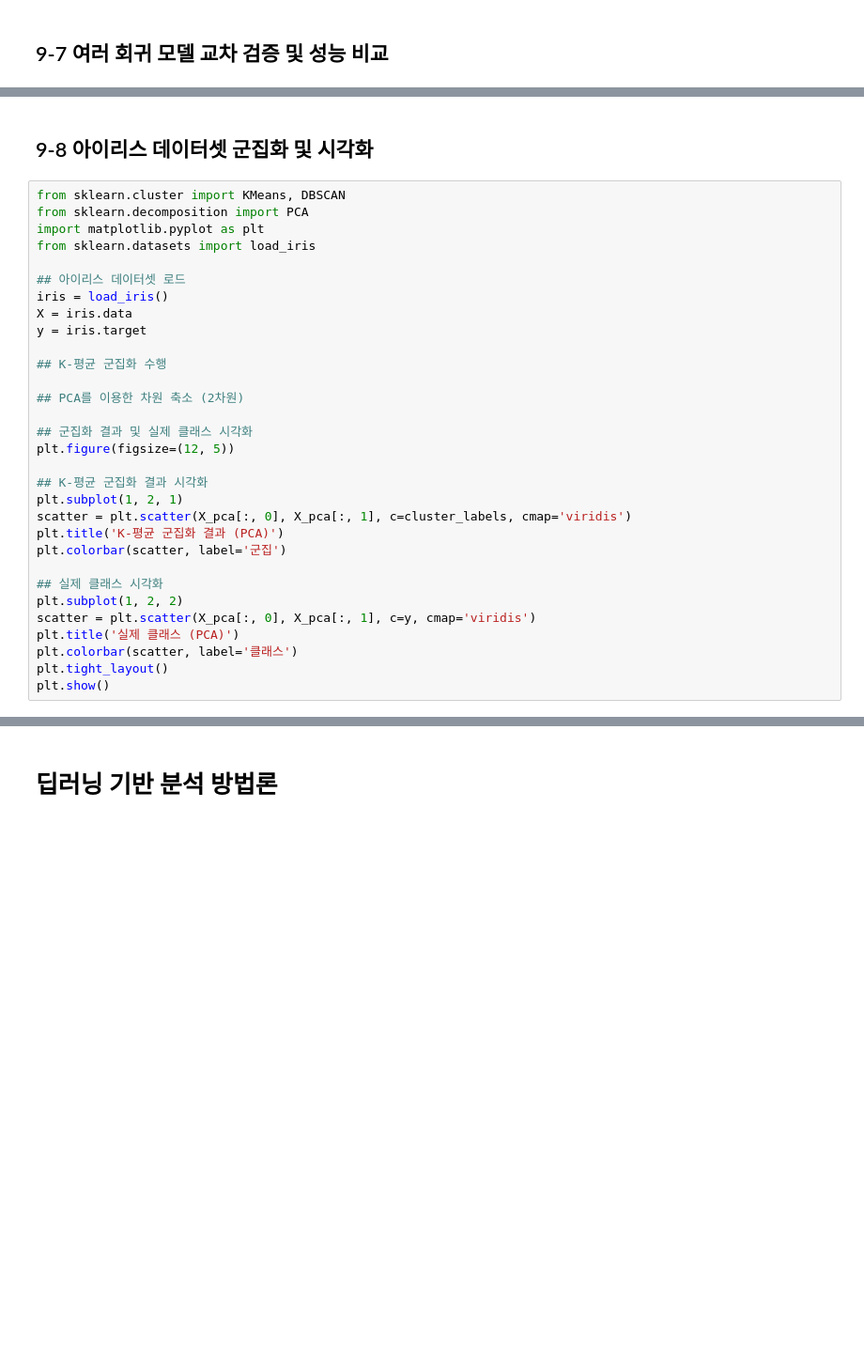
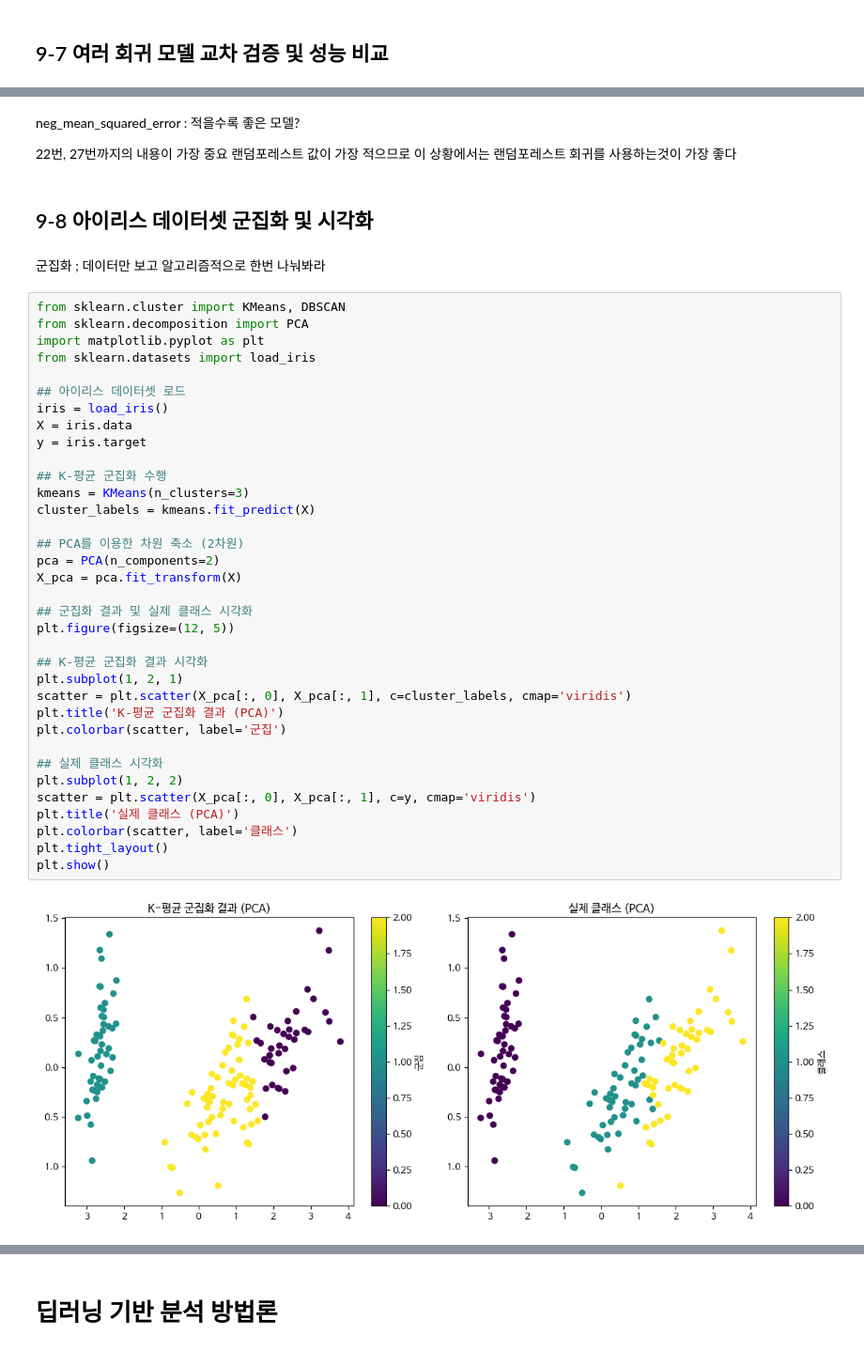
Before and after one commit to youlee203knou/Data-Analysis-with-Open-Source, a Jupyter notebook: 오픈소스_데이터_분석_9강.ipynb, the cells around one changed output, grey strips where cells are left out. Shown at 94% size. Cells and saved outputs as stored; diff of their text form; blank space fills up the shorter version.

```diff
--- a/오픈소스_데이터_분석_9강.ipynb
+++ b/오픈소스_데이터_분석_9강.ipynb
@@ -316,33 +344,46 @@ for name, model in models.items():
+# %% [markdown]
+neg_mean_squared_error : 적을수록 좋은 모델?
+
+22번, 27번까지의 내용이 가장 중요
+랜덤포레스트 값이 가장 적으므로 이 상황에서는 랜덤포레스트 회귀를 사용하는것이 가장 좋다
 # %% [markdown]
 ## 9-8 아이리스 데이터셋 군집화 및 시각화
+# %% [markdown]
+군집화 ; 데이터만 보고 알고리즘적으로 한번 나눠봐라
 # %%
 from sklearn.cluster import KMeans, DBSCAN
 from sklearn.decomposition import PCA
 import matplotlib.pyplot as plt
 from sklearn.datasets import load_iris
 
 ## 아이리스 데이터셋 로드
 iris = load_iris()
 X = iris.data
 y = iris.target
 
 ## K-평균 군집화 수행
+kmeans = KMeans(n_clusters=3)
+cluster_labels = kmeans.fit_predict(X)
 
 ## PCA를 이용한 차원 축소 (2차원)
+pca = PCA(n_components=2)
+X_pca = pca.fit_transform(X)
 
 ## 군집화 결과 및 실제 클래스 시각화
 plt.figure(figsize=(12, 5))
 
 ## K-평균 군집화 결과 시각화
 plt.subplot(1, 2, 1)
 scatter = plt.scatter(X_pca[:, 0], X_pca[:, 1], c=cluster_labels, cmap='viridis')
 plt.title('K-평균 군집화 결과 (PCA)')
 plt.colorbar(scatter, label='군집')
 
 ## 실제 클래스 시각화
 plt.subplot(1, 2, 2)
 scatter = plt.scatter(X_pca[:, 0], X_pca[:, 1], c=y, cmap='viridis')
 plt.title('실제 클래스 (PCA)')
 plt.colorbar(scatter, label='클래스')
 plt.tight_layout()
 plt.show()
+# %% [output]
+[figure, added]
```
Also changed, not shown: parts of 11 cells of this notebook.
